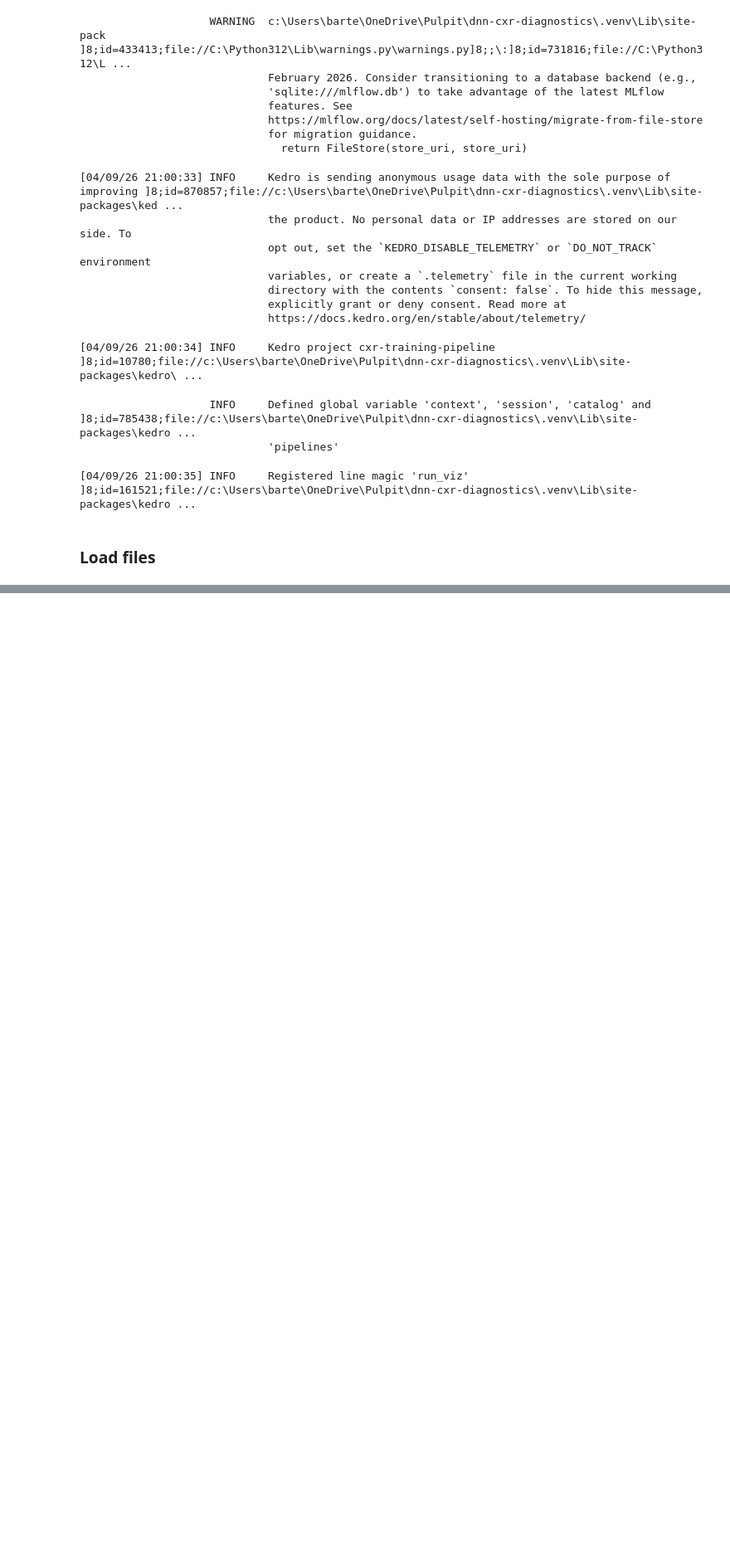
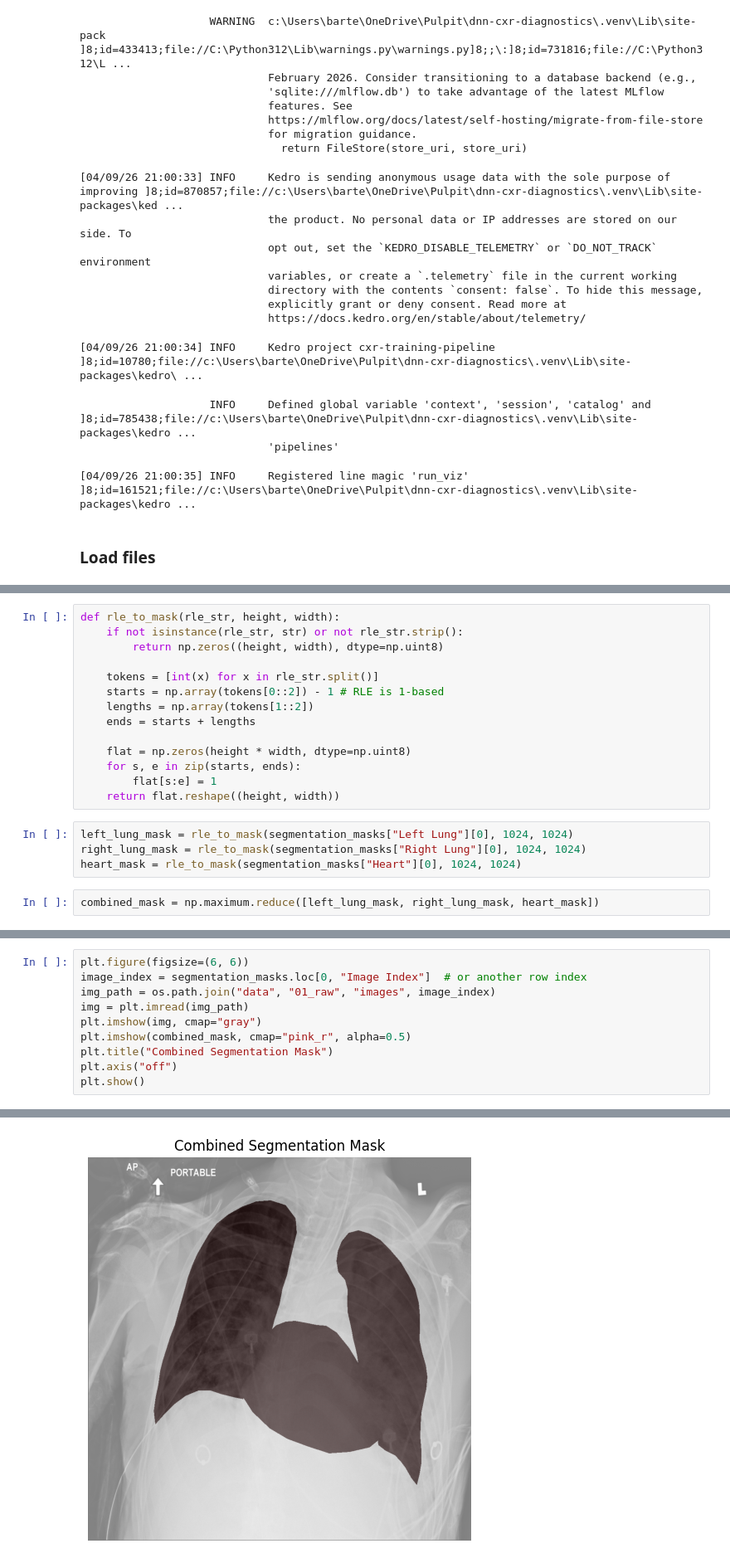
Before and after one commit to psiku/dnn-cxr-diagnostics, a Jupyter notebook: cxr-training-pipeline/notebooks/01_eda/cxr8_segmentation_mask.ipynb, the cells around one changed output, grey strips where cells are left out. Shown at 83% size. Drawn from its saved outputs; the diff is of its cells as text; blank space fills up the shorter version.

```diff
--- a/cxr-training-pipeline/notebooks/01_eda/cxr8_segmentation_mask.ipynb
+++ b/cxr-training-pipeline/notebooks/01_eda/cxr8_segmentation_mask.ipynb
@@ -64,0 +104,20 @@ segmentation_masks = catalog.load("cxr8_segmentation_masks")
+# %%
+def rle_to_mask(rle_str, height, width):
+    if not isinstance(rle_str, str) or not rle_str.strip():
+        return np.zeros((height, width), dtype=np.uint8)
+
+    tokens = [int(x) for x in rle_str.split()]
+    starts = np.array(tokens[0::2]) - 1 # RLE is 1-based
+    lengths = np.array(tokens[1::2])
+    ends = starts + lengths
+
+    flat = np.zeros(height * width, dtype=np.uint8)
+    for s, e in zip(starts, ends):
+        flat[s:e] = 1
+    return flat.reshape((height, width))
+# %%
+left_lung_mask = rle_to_mask(segmentation_masks["Left Lung"][0], 1024, 1024)
+right_lung_mask = rle_to_mask(segmentation_masks["Right Lung"][0], 1024, 1024)
+heart_mask = rle_to_mask(segmentation_masks["Heart"][0], 1024, 1024)
+# %%
+combined_mask = np.maximum.reduce([left_lung_mask, right_lung_mask, heart_mask])
@@ -64,0 +135,11 @@ segmentation_masks = catalog.load("cxr8_segmentation_masks")
+# %%
+plt.figure(figsize=(6, 6))
+image_index = segmentation_masks.loc[0, "Image Index"]  # or another row index
+img_path = os.path.join("data", "01_raw", "images", image_index)
+img = plt.imread(img_path)
+plt.imshow(img, cmap="gray")
+plt.imshow(combined_mask, cmap="pink_r", alpha=0.5)
+plt.title("Combined Segmentation Mask")
+plt.axis("off")
+plt.show()
+# %% [output]
@@ -64,0 +147 @@ segmentation_masks = catalog.load("cxr8_segmentation_masks")
+[figure, added]
```
Also changed, not shown: parts of 9 cells of this notebook, 1 other file.
